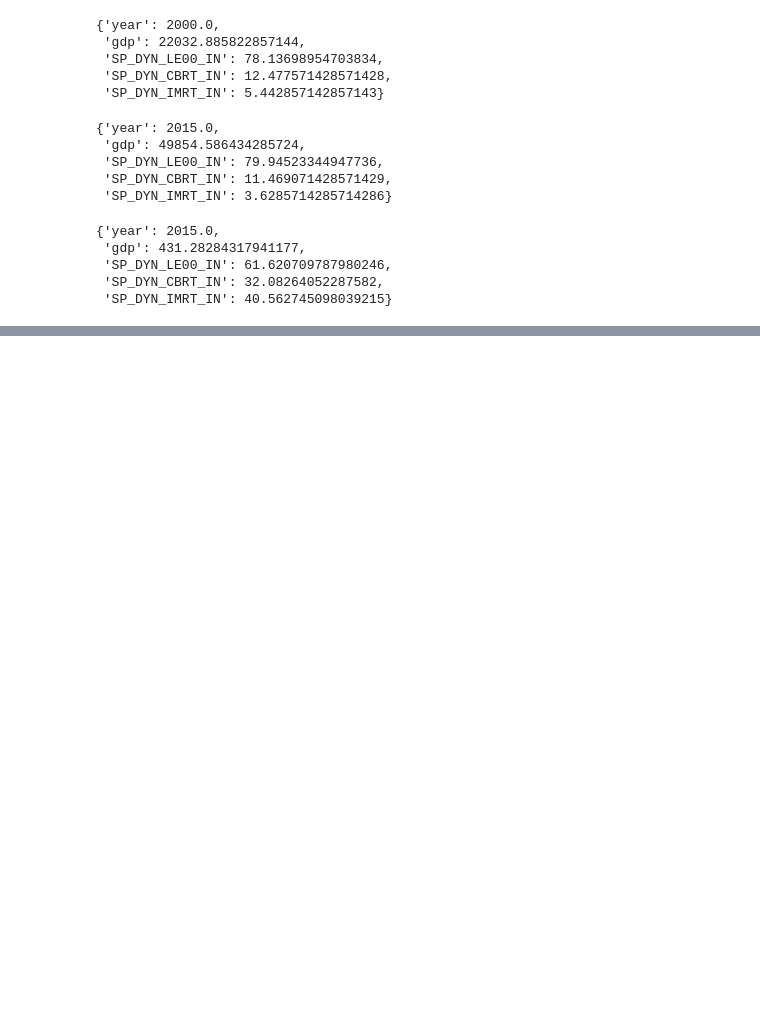
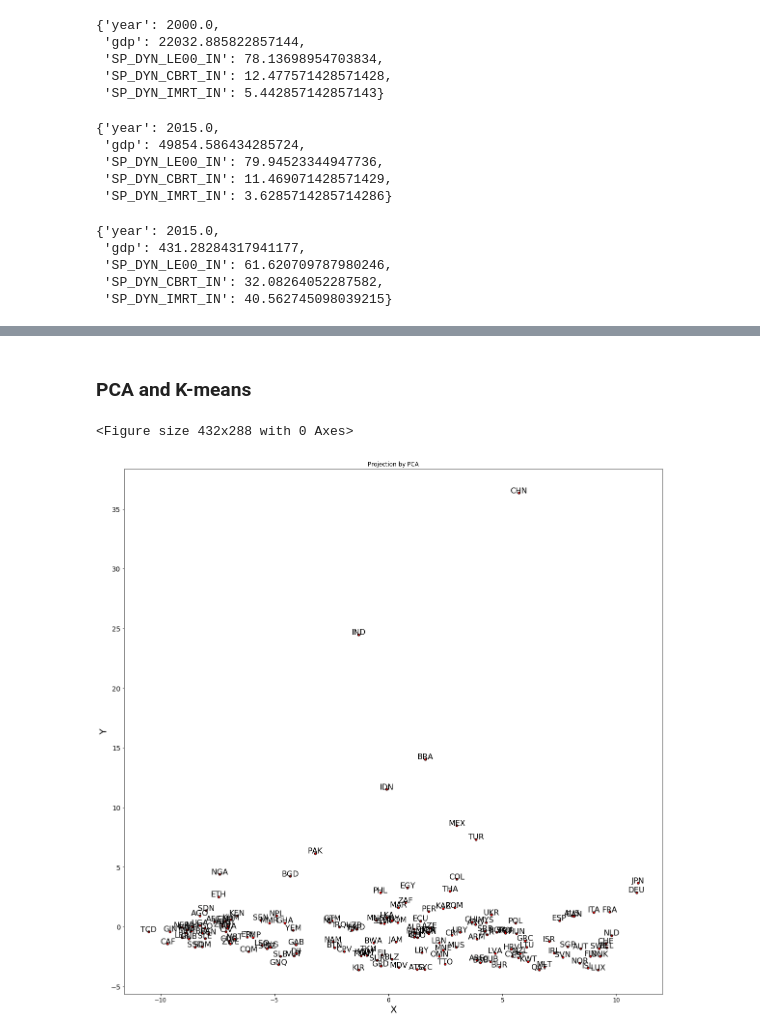
Before and after one commit to greg9702/Data-mining, a Jupyter notebook: Data_ming.ipynb, the cells around one changed output, grey strips where cells are left out. Drawn from its saved outputs; the diff is of its cells as text; code cells hidden in the pictures; blank space fills up the shorter version.

```diff
--- a/Data_ming.ipynb
+++ b/Data_ming.ipynb
@@ -1291,0 +1466,14 @@ plt.show()
+# %%
+indicators_list = list(data.columns)
+
+sector_names = []
+for entry in indicators_list:
+    if entry.split('_')[0] not in sector_names:
+        sector_names.append(entry.split('_')[0])
+
+# quick fix life_expectancy param
+for i, sector_name in enumerate(sector_names):
+    if sector_name == 'life':
+        sector_names[i] = 'life_expectancy'
+
+print('There are %s sectors' %len(sector_names))
@@ -1291,0 +1539,6 @@ plt.show()
+# %% [markdown]
+### PCA and K-means
+# %%
+data = df.drop(['country', 'country_code', 'year', 'SP_URB_TOTL'], axis=1)
+# %%
+data_scaled = preprocessing.scale(data)
@@ -1291,0 +1547,21 @@ plt.show()
+# %%
+pca = PCA()
+X_pca = pca.fit_transform(data_scaled)
+# %%
+plt.figure()
+plt.figure(figsize=(20,20))
+plt.xticks(fontsize=12)
+plt.yticks(fontsize=14)
+plt.xlabel('X',fontsize=20)
+plt.ylabel('Y',fontsize=20)
+plt.title("Visuzalization of Dataset",fontsize=20)
+
+x = X_pca[:,0]
+y = X_pca[:,1]
+plt.scatter(x, y, c="red", s=20, edgecolor='k')
+plt.title("Projection by PCA")
+for i, txt in enumerate(labels):
+    plt.annotate(txt, (x[i], y[i]),ha='center',size=16)
+# %% [output]
+<Figure size 432x288 with 0 Axes>
+[figure, added]
```
Also changed, not shown: parts of 55 cells of this notebook, 1 other file.
